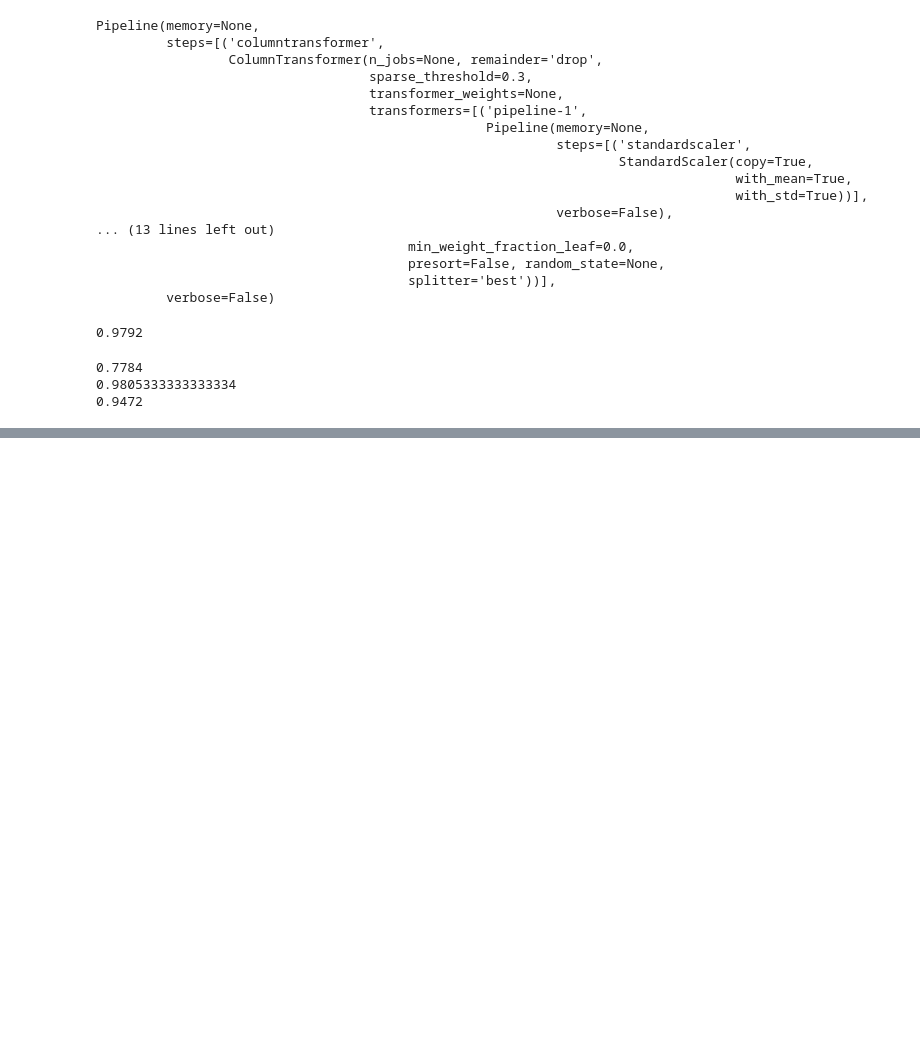
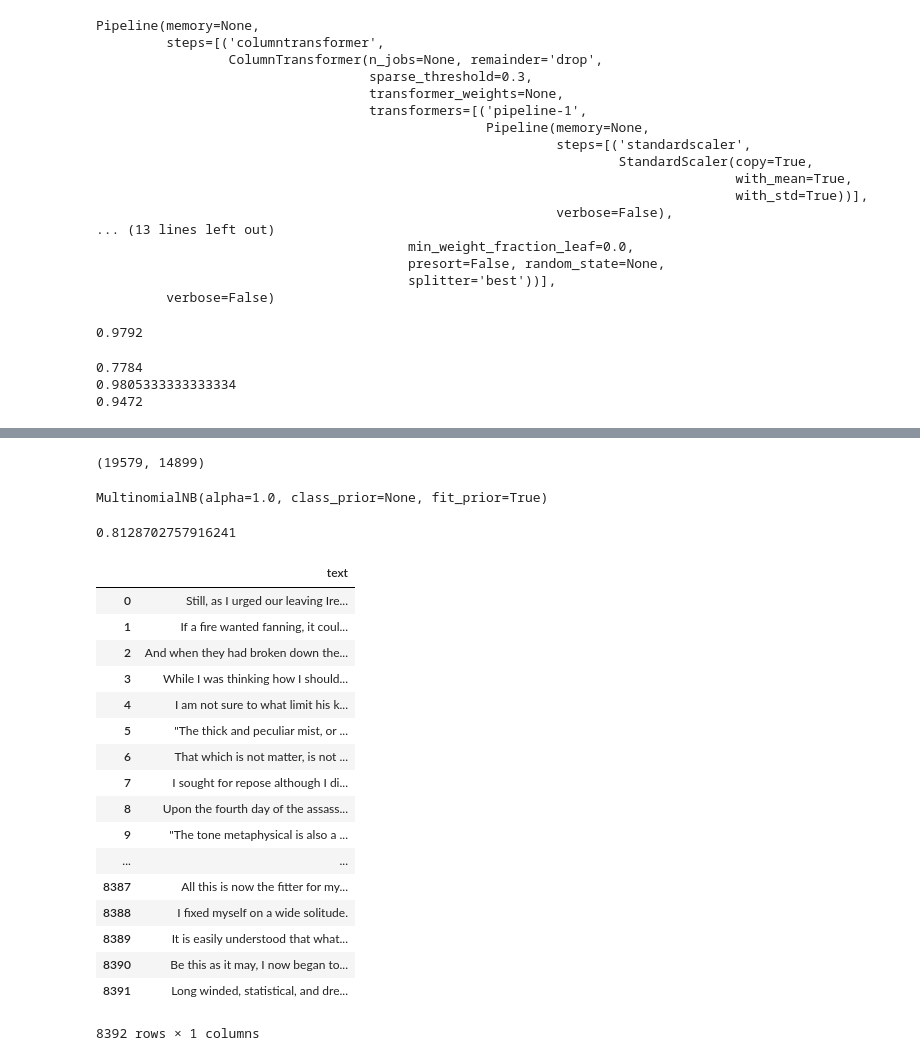
Before and after one commit to edyoda/data-science-complete-tutorial, a Jupyter notebook: Day1-2.ipynb, the cells around one changed output, grey strips where cells are left out. Cells and saved outputs as stored; diff of their text form; code cells hidden in the pictures; blank space fills up the shorter version.

```diff
--- a/Day1-2.ipynb
+++ b/Day1-2.ipynb
@@ -156,0 +206,2 @@ for model in [LogisticRegression(), DecisionTreeClassifier(), KNeighborsClassifi
+# %%
+horror_data['text'] = horror_data.text.map(lambda l: [stemmer.stem(word) for word in l])
@@ -156,0 +217,10 @@ for model in [LogisticRegression(), DecisionTreeClassifier(), KNeighborsClassifi
+# %%
+horror_data.text = horror_data.text.str.join(sep=' ')
+# %%
+cv = CountVectorizer(stop_words='english')
+# %%
+horror_data_tf = cv.fit_transform(horror_data.text)
+# %%
+horror_data_tf.shape
+# %% [output]
+(19579, 14899)
@@ -156,0 +232,8 @@ for model in [LogisticRegression(), DecisionTreeClassifier(), KNeighborsClassifi
+# %%
+mnb.fit(trainX, trainY)
+# %% [output]
+MultinomialNB(alpha=1.0, class_prior=None, fit_prior=True)
+# %%
+mnb.score(testX, testY)
+# %% [output]
+0.8128702757916241
@@ -156,0 +244,21 @@ for model in [LogisticRegression(), DecisionTreeClassifier(), KNeighborsClassifi
+# %%
+cv
+# %% [output]
+|  | text |
+| 0 | Still, as I urged our leaving Ire... |
+| 1 | If a fire wanted fanning, it coul... |
+| 2 | And when they had broken down the... |
+| 3 | While I was thinking how I should... |
+| 4 | I am not sure to what limit his k... |
+| 5 | "The thick and peculiar mist, or ... |
+| 6 | That which is not matter, is not ... |
+| 7 | I sought for repose although I di... |
+| 8 | Upon the fourth day of the assass... |
+| 9 | "The tone metaphysical is also a ... |
+| ... | ... |
+| 8387 | All this is now the fitter for my... |
+| 8388 | I fixed myself on a wide solitude. |
+| 8389 | It is easily understood that what... |
+| 8390 | Be this as it may, I now began to... |
+| 8391 | Long winded, statistical, and dre... |
+8392 rows × 1 columns
```
Also changed, not shown: parts of 19 cells of this notebook.
